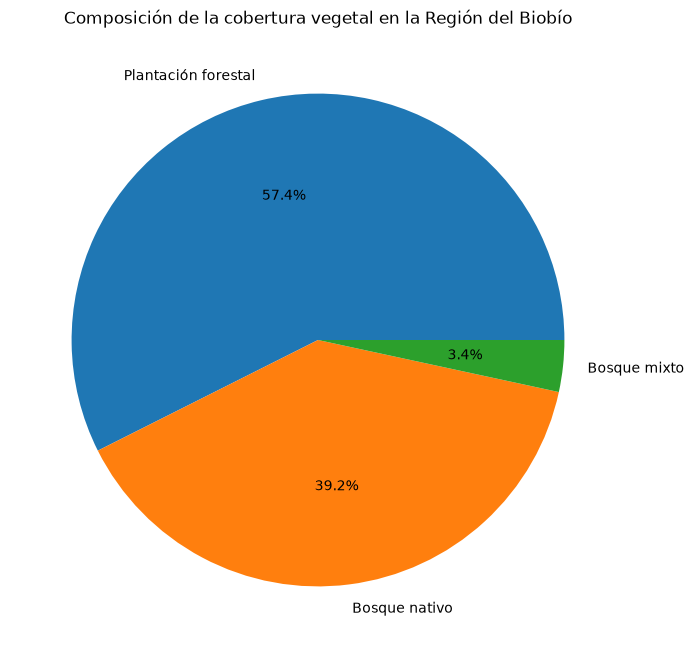
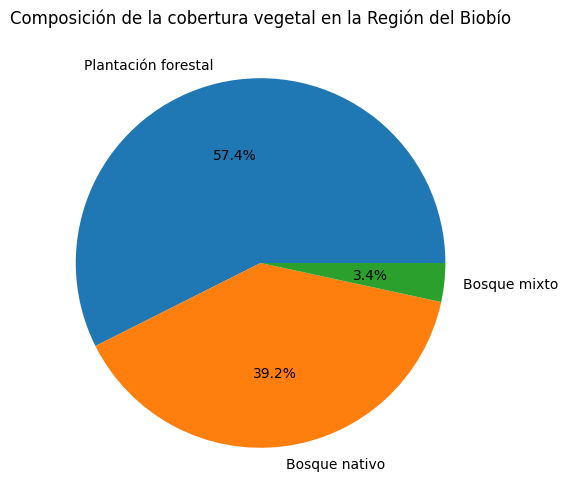
The change to this notebook cell's code, shown as a diff; its figure went from the first image to the second:
--- before
+++ after
@@ -15,5 +15,5 @@
 ]
 
-plt.figure(figsize=(8,8))
+plt.figure(figsize=(6,6))
 
 plt.pie(

Commit: Versiones finales notebook